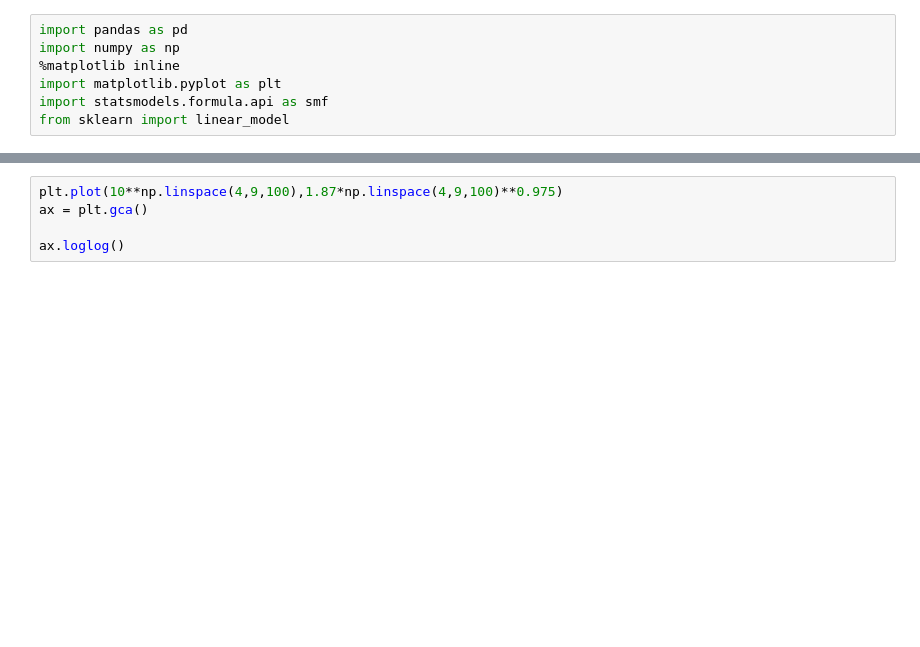
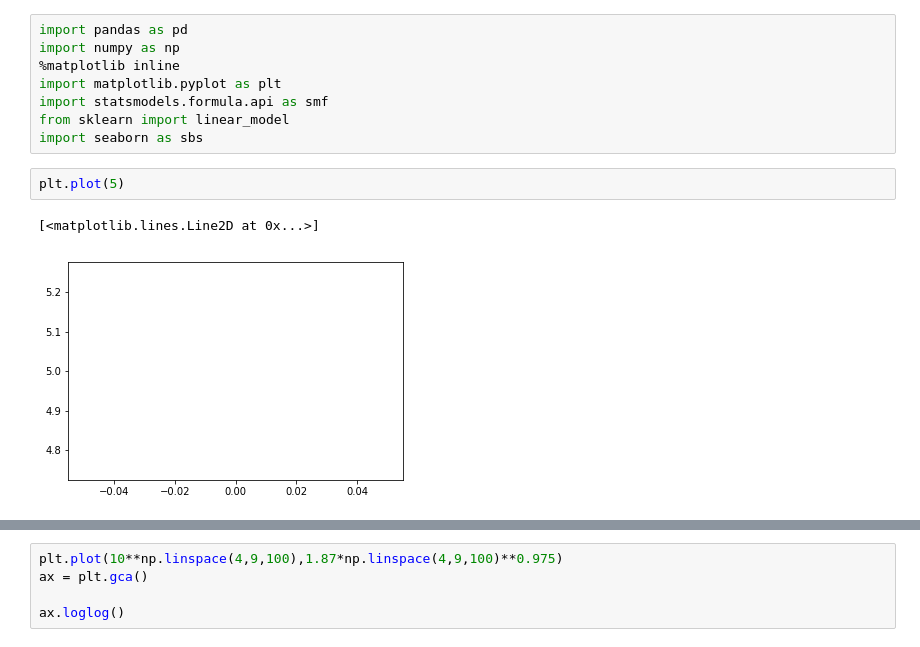
Before and after one commit to yinonbaron/wild_mammal_biomass, a Jupyter notebook: ICUN_validation.ipynb, the cells around one changed output, grey strips where cells are left out. Saved outputs shown, nothing was run; the diff lists cells and outputs as text; blank space fills up the shorter version.

```diff
--- a/ICUN_validation.ipynb
+++ b/ICUN_validation.ipynb
@@ -5,6 +5,12 @@ import numpy as np
 import matplotlib.pyplot as plt
 import statsmodels.formula.api as smf
 from sklearn import linear_model
+import seaborn as sbs
+# %%
+plt.plot(5)
+# %% [output]
+[<matplotlib.lines.Line2D at 0x...>]
+[figure, added]
 # %%
 data = pd.read_excel('top_mammal_mass.xlsx')
 all_data = data
```
Also changed, not shown: parts of 4 cells of this notebook, 5 other files.
